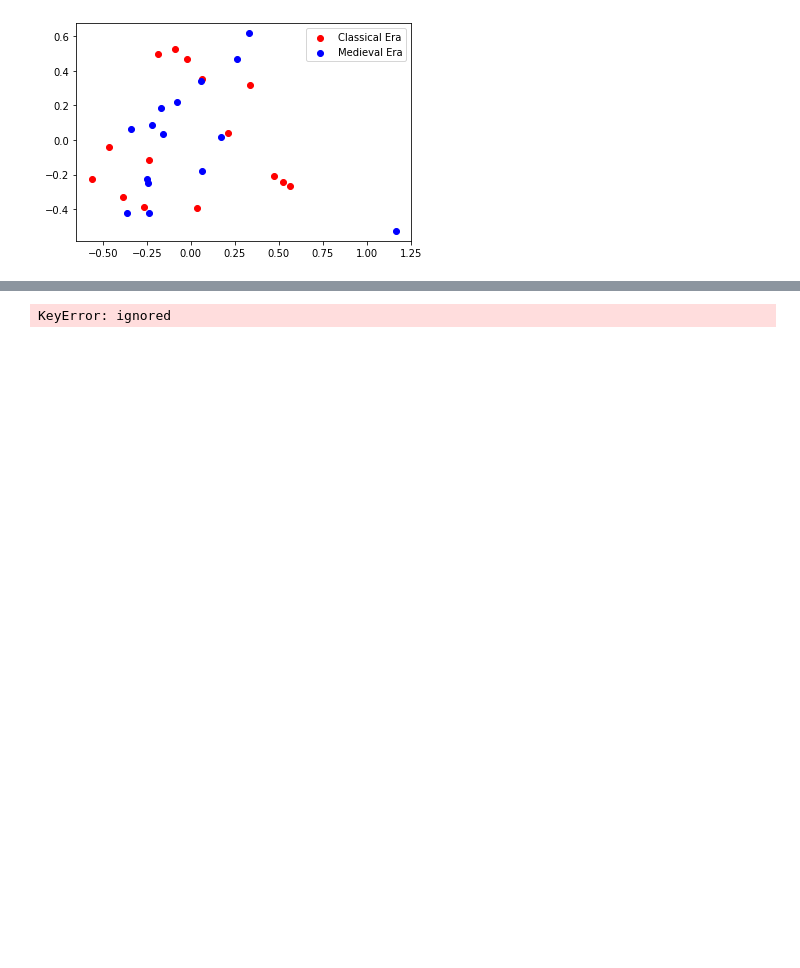
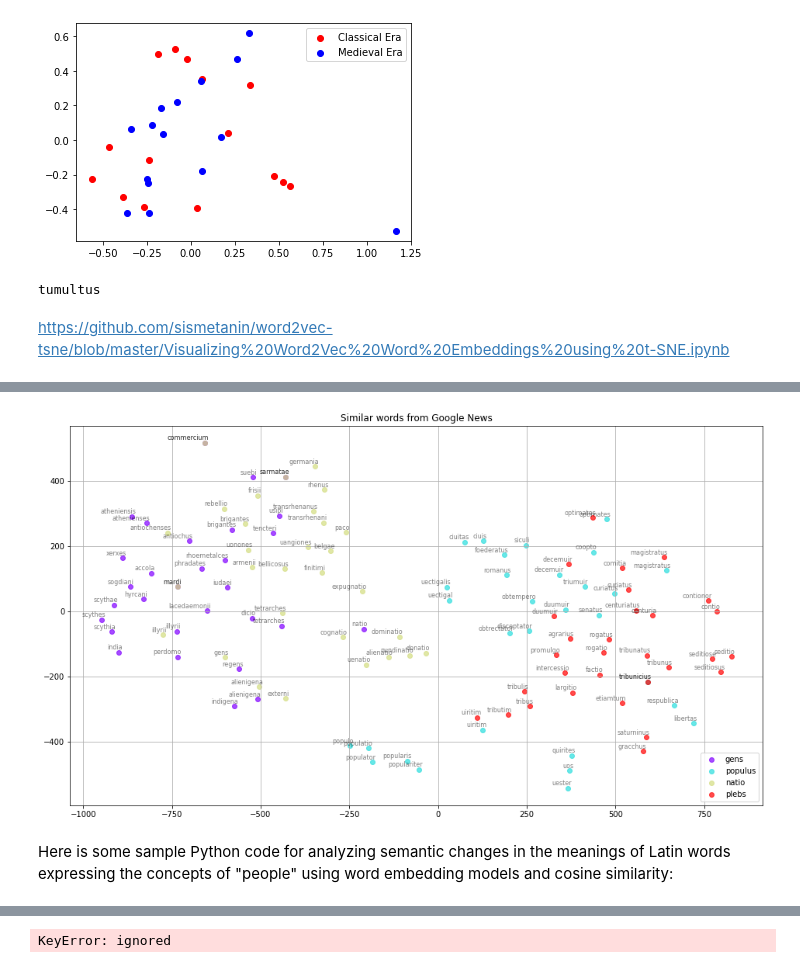
Before and after one commit to alexeyvkuznetsov/Latin_word_embeddings, a Jupyter notebook: TEMP.ipynb, the cells around one changed output, grey strips where cells are left out. Drawn from its saved outputs; the diff is of its cells as text; code cells hidden in the pictures; blank space fills up the shorter version.

```diff
--- a/TEMP.ipynb
+++ b/TEMP.ipynb
@@ -131,3 +131,45 @@ Similarity between regnum in classical and medieval era: -0.034337881952524185
 Similarity between lingua in classical and medieval era: 0.019548416137695312
 Similarity between familia in classical and medieval era: -0.08647014200687408
 [figure]
+# %%
+import gensim
+import warnings
+warnings.filterwarnings(action='ignore', category=UserWarning, module='gensim')
+from gensim.models.keyedvectors import KeyedVectors
+from numpy import dot
+from numpy.linalg import norm
+
+def cosine_sim(a,b):
+    return dot(a, b)/(norm(a)*norm(b))
+
+# load the w2v model
+# path_pretraind_model='./GoogleNews-vectors-negative300.bin/GoogleNews-vectors-negative300.bin'  #set as the path of pretraind model
+# model = KeyedVectors.load_word2vec_format(path_pretraind_model, binary=True)
+
+model = KeyedVectors.load_word2vec_format('https://embeddings.lila-erc.eu/samples/download/aligned/OperaLatina.vec.txt', binary=False)
+
+
+wlist = ["gens", "populus", "natio", "uulgus", "genus", "stirps",  "plebs", "ciuis", "ciuitas", "turba", "patricius", "tumultus", "regnum", "lingua", "familia"]
+lenwlist=len(wlist)
+avrsim=[]
+#compute cosine similarity between each word in wlist with the other words in wlist
+for i in range(lenwlist):
+    word=wlist[i]
+    totalsim=0
+    wordembed=model[word]
+    for j in range(lenwlist):
+        if i!=j:
+            word2embed=model[wlist[j]]
+            totalsim+=cosine_sim(wordembed, word2embed)
+    avrsim.append(totalsim/ (lenwlist-1)) #add the average similarity between word and any other words in wlist
+
+index_min=avrsim.index(min(avrsim)) #get min similarity
+print(wlist[index_min])
+# %% [output]
+tumultus
+# %% [markdown]
+https://github.com/sismetanin/word2vec-tsne/blob/master/Visualizing%20Word2Vec%20Word%20Embeddings%20using%20t-SNE.ipynb
+# %%
+import gensim
+
+model_gn = gensim.models.KeyedVectors.load_word2vec_format('https://embeddings.lila-erc.eu/samples/download/aligned/OperaLatina.vec.txt', binary=False)
@@ -133,0 +190,35 @@ Similarity between familia in classical and medieval era: -0.08647014200687408
+# %%
+from sklearn.manifold import TSNE
+import numpy as np
+
+embedding_clusters = np.array(embedding_clusters)
+n, m, k = embedding_clusters.shape
+tsne_model_en_2d = TSNE(perplexity=15, n_components=2, init='pca', n_iter=3500, random_state=32)
+embeddings_en_2d = np.array(tsne_model_en_2d.fit_transform(embedding_clusters.reshape(n * m, k))).reshape(n, m, 2)
+# %%
+import matplotlib.pyplot as plt
+import matplotlib.cm as cm
+#% matplotlib inline
+
+
+def tsne_plot_similar_words(title, labels, embedding_clusters, word_clusters, a, filename=None):
+    plt.figure(figsize=(16, 9))
+    colors = cm.rainbow(np.linspace(0, 1, len(labels)))
+    for label, embeddings, words, color in zip(labels, embedding_clusters, word_clusters, colors):
+        x = embeddings[:, 0]
+        y = embeddings[:, 1]
+        plt.scatter(x, y, c=color, alpha=a, label=label)
+        for i, word in enumerate(words):
+            plt.annotate(word, alpha=0.5, xy=(x[i], y[i]), xytext=(5, 2),
+                         textcoords='offset points', ha='right', va='bottom', size=8)
+    plt.legend(loc=4)
+    plt.title(title)
+    plt.grid(True)
+    if filename:
+        plt.savefig(filename, format='png', dpi=250, bbox_inches='tight')
+    plt.show()
+
+
+tsne_plot_similar_words('Similar words from Google News', keys, embeddings_en_2d, word_clusters, 0.7,
+                        'similar_words.png')
+# %% [output]
@@ -133,0 +229,3 @@ Similarity between familia in classical and medieval era: -0.08647014200687408
+[figure, added]
+# %% [markdown]
+Here is some sample Python code for analyzing semantic changes in the meanings of Latin words expressing the concepts of "people" using word embedding models and cosine similarity:
```
Also changed, not shown: parts of 3 cells of this notebook.
